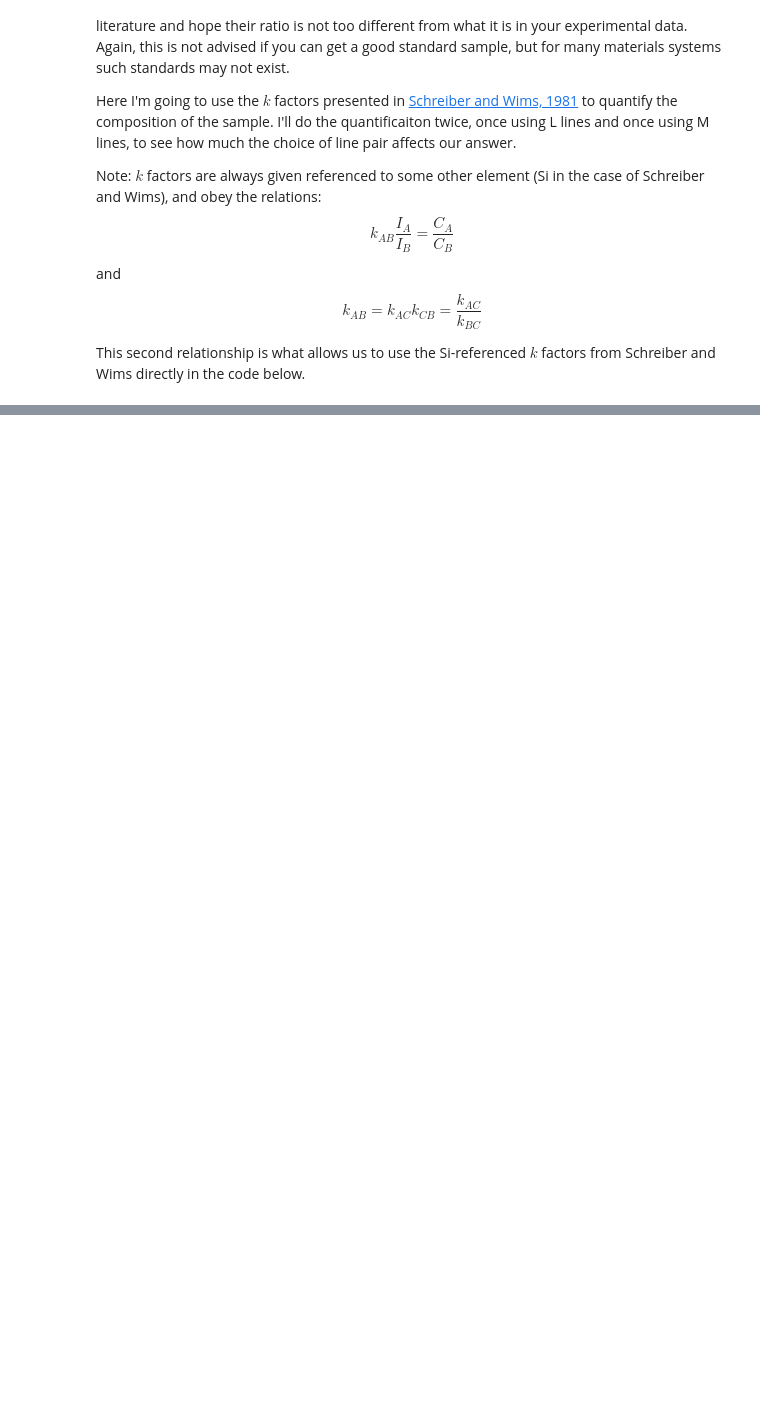
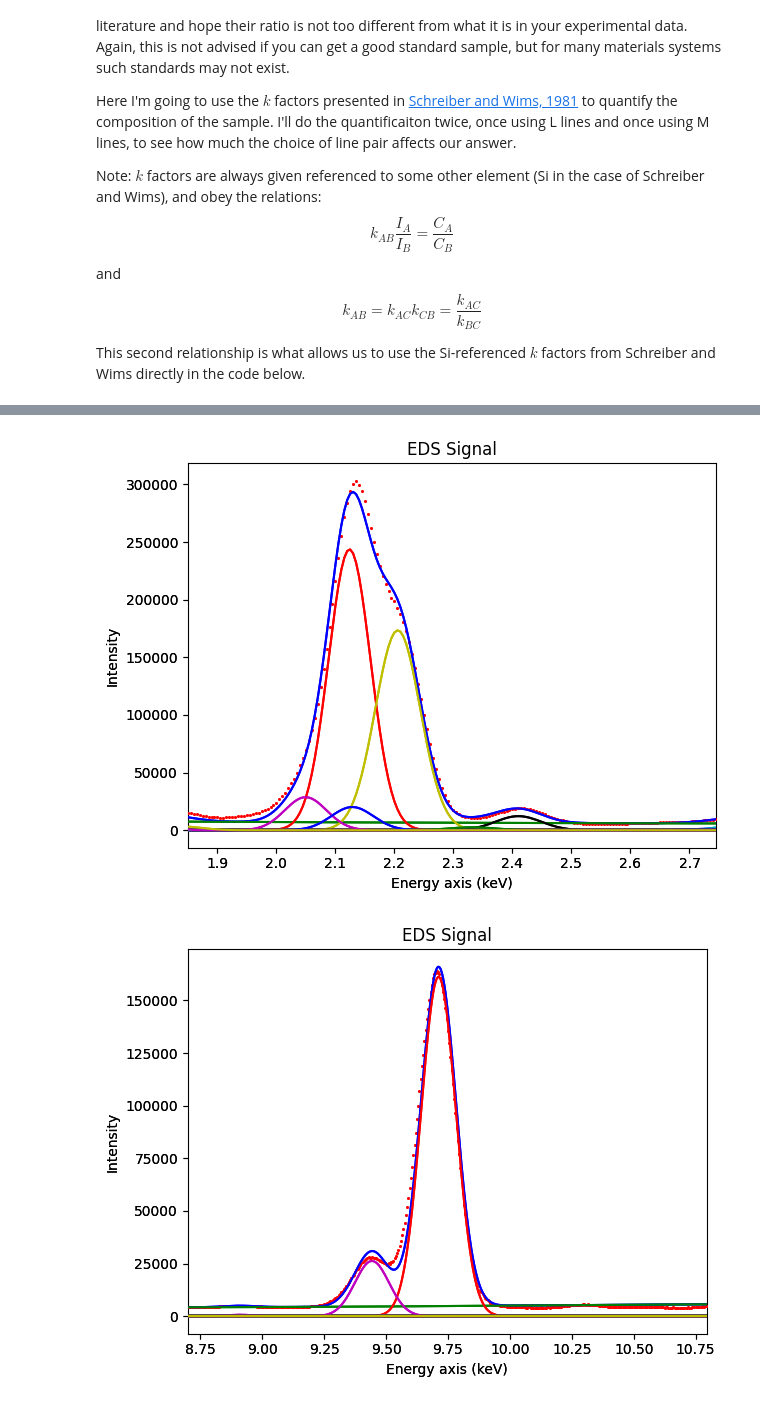
Before and after one commit to realitychemist/data_analysis_scripts, a Jupyter notebook: edxs_quant.ipynb, the cells around one changed output, grey strips where cells are left out. Drawn from its saved outputs; the diff is of its cells as text; code cells hidden in the pictures; blank space fills up the shorter version.

```diff
--- a/edxs_quant.ipynb
+++ b/edxs_quant.ipynb
@@ -262,0 +268,6 @@ Pt: 10.4%
+# %%
+spectrum_model.isig[1.85:2.75].plot(plot_components=True)
+spectrum_model.isig[8.7:10.8].plot(plot_components=True)
+# %% [output]
+[figure, added]
+[figure, added]
```
Also changed, not shown: parts of 26 cells of this notebook, 1 other file.
